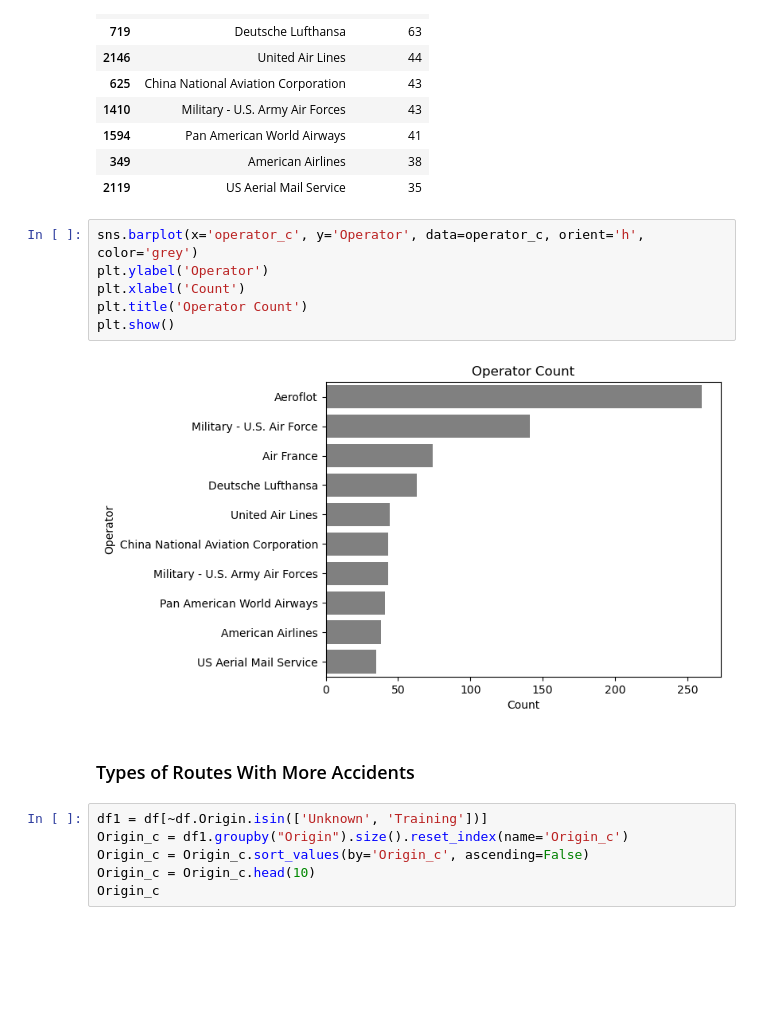
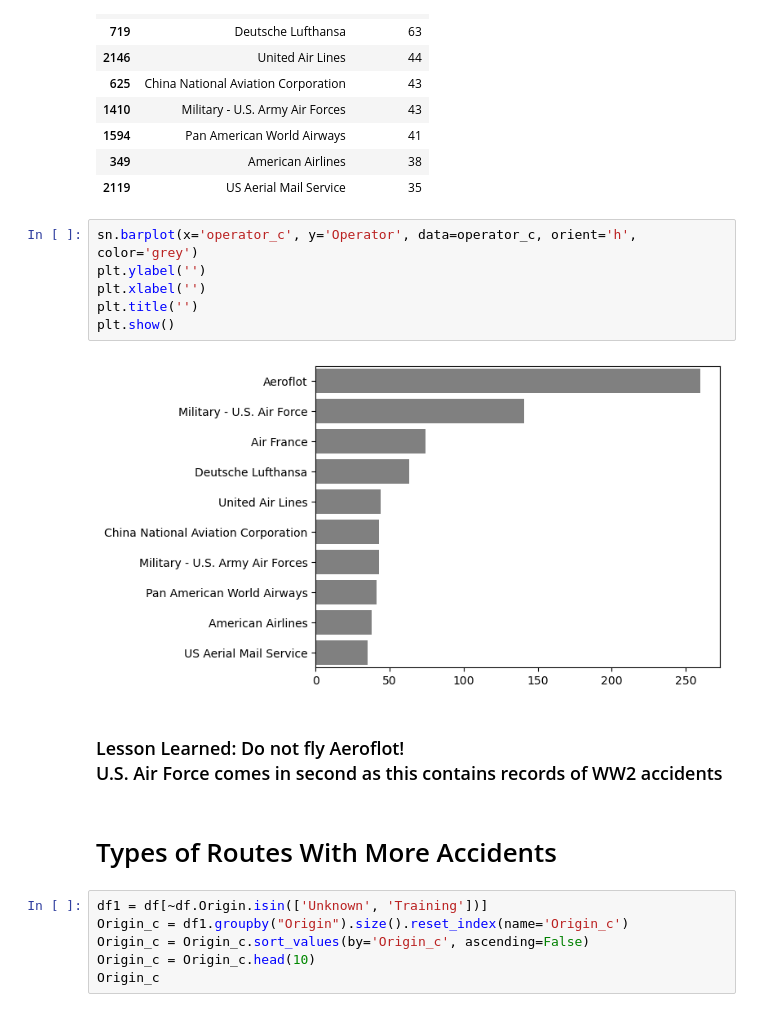
Before and after one commit to marxio09dio/Airplanes-Crashes-Study, a Jupyter notebook: eda.ipynb, the cells around one changed output. Saved outputs shown, nothing was run; the diff lists cells and outputs as text; blank space fills up the shorter version.

```diff
--- a/eda.ipynb
+++ b/eda.ipynb
@@ -230,15 +239,17 @@ operator_c
 | 349 | American Airlines | 38 |
 | 2119 | US Aerial Mail Service | 35 |
 # %%
-sns.barplot(x='operator_c', y='Operator', data=operator_c, orient='h', color='grey')
-plt.ylabel('Operator')
-plt.xlabel('Count')
-plt.title('Operator Count')
+sn.barplot(x='operator_c', y='Operator', data=operator_c, orient='h', color='grey')
+plt.ylabel('')
+plt.xlabel('')
+plt.title('')
 plt.show()
 # %% [output]
-[figure, old version]
+[figure, new version]
+# %% [markdown]
+### Lesson Learned: Do not fly Aeroflot! <br> U.S. Air Force comes in second as this contains records of WW2 accidents
 # %% [markdown]
-### Types of Routes With More Accidents
+# Types of Routes With More Accidents
 # %%
 df1 = df[~df.Origin.isin(['Unknown', 'Training'])]
 Origin_c = df1.groupby("Origin").size().reset_index(name='Origin_c')
```
Also changed, not shown: parts of 19 cells of this notebook.
